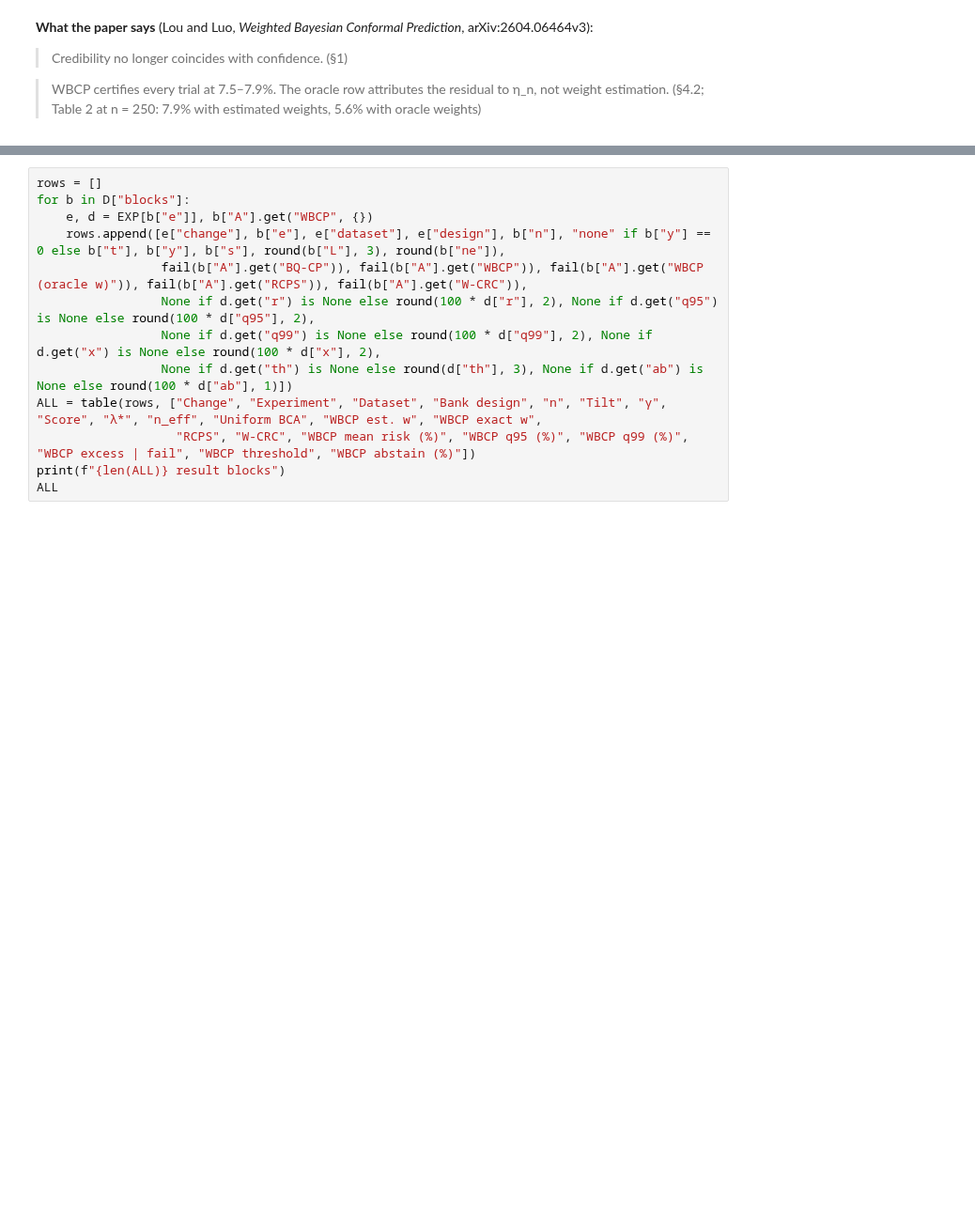
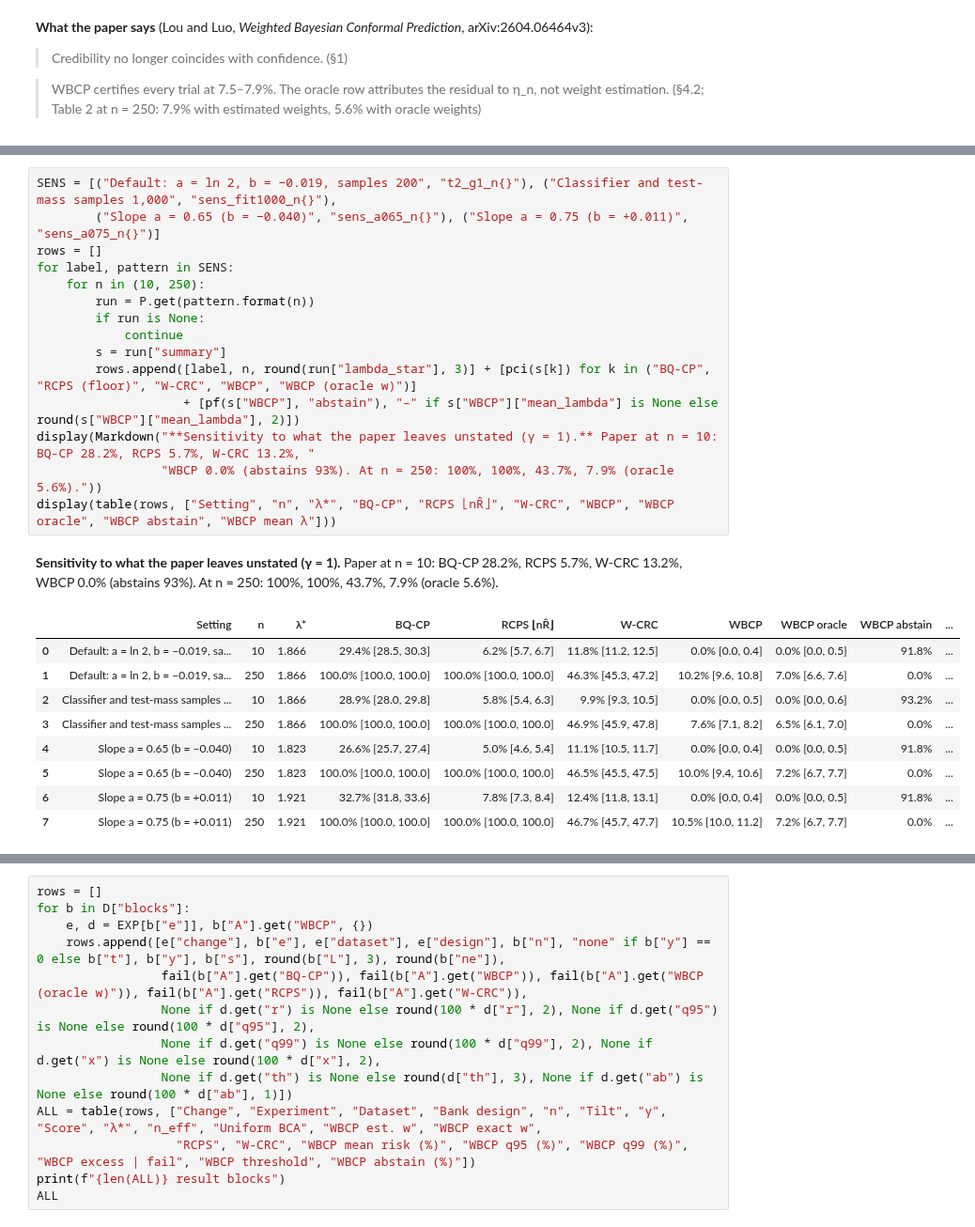
Before and after one commit to dbayha7/BCA, a Jupyter notebook: experiments/wbcp/results.ipynb, the cells around one changed output, grey strips where cells are left out. Shown at 94% size. Saved outputs shown, nothing was run; the diff lists cells and outputs as text; blank space fills up the shorter version.

```diff
--- a/experiments/wbcp/results.ipynb
+++ b/experiments/wbcp/results.ipynb
@@ -779,0 +983,26 @@ display(table(rows, ["Tilt", "γ", "n", "B = max w ÷ mean w", "E[w²]", "n_eff
+# %%
+SENS = [("Default: a = ln 2, b = −0.019, samples 200", "t2_g1_n{}"), ("Classifier and test-mass samples 1,000", "sens_fit1000_n{}"),
+        ("Slope a = 0.65 (b = −0.040)", "sens_a065_n{}"), ("Slope a = 0.75 (b = +0.011)", "sens_a075_n{}")]
+rows = []
+for label, pattern in SENS:
+    for n in (10, 250):
+        run = P.get(pattern.format(n))
+        if run is None:
+            continue
+        s = run["summary"]
+        rows.append([label, n, round(run["lambda_star"], 3)] + [pci(s[k]) for k in ("BQ-CP", "RCPS (floor)", "W-CRC", "WBCP", "WBCP (oracle w)")]
+                    + [pf(s["WBCP"], "abstain"), "–" if s["WBCP"]["mean_lambda"] is None else round(s["WBCP"]["mean_lambda"], 2)])
+display(Markdown("**Sensitivity to what the paper leaves unstated (γ = 1).** Paper at n = 10: BQ-CP 28.2%, RCPS 5.7%, W-CRC 13.2%, "
+                 "WBCP 0.0% (abstains 93%). At n = 250: 100%, 100%, 43.7%, 7.9% (oracle 5.6%)."))
+display(table(rows, ["Setting", "n", "λ*", "BQ-CP", "RCPS ⌊nR̂⌋", "W-CRC", "WBCP", "WBCP oracle", "WBCP abstain", "WBCP mean λ"]))
+# %% [output]
+**Sensitivity to what the paper leaves unstated (γ = 1).** Paper at n = 10: BQ-CP 28.2%, RCPS 5.7%, W-CRC 13.2%, WBCP 0.0% (abstains 93%). At n = 250: 100%, 100%, 43.7%, 7.9% (oracle 5.6%).
+|  | Setting | n | λ* | BQ-CP | RCPS ⌊nR̂⌋ | W-CRC | WBCP | WBCP oracle | WBCP abstain | ... |
+| 0 | Default: a = ln 2, b = −0.019, sa... | 10 | 1.866 | 29.4% [28.5, 30.3] | 6.2% [5.7, 6.7] | 11.8% [11.2, 12.5] | 0.0% [0.0, 0.4] | 0.0% [0.0, 0.5] | 91.8% | ... |
+| 1 | Default: a = ln 2, b = −0.019, sa... | 250 | 1.866 | 100.0% [100.0, 100.0] | 100.0% [100.0, 100.0] | 46.3% [45.3, 47.2] | 10.2% [9.6, 10.8] | 7.0% [6.6, 7.6] | 0.0% | ... |
+| 2 | Classifier and test-mass samples ... | 10 | 1.866 | 28.9% [28.0, 29.8] | 5.8% [5.4, 6.3] | 9.9% [9.3, 10.5] | 0.0% [0.0, 0.5] | 0.0% [0.0, 0.6] | 93.2% | ... |
+| 3 | Classifier and test-mass samples ... | 250 | 1.866 | 100.0% [100.0, 100.0] | 100.0% [100.0, 100.0] | 46.9% [45.9, 47.8] | 7.6% [7.1, 8.2] | 6.5% [6.1, 7.0] | 0.0% | ... |
+| 4 | Slope a = 0.65 (b = −0.040) | 10 | 1.823 | 26.6% [25.7, 27.4] | 5.0% [4.6, 5.4] | 11.1% [10.5, 11.7] | 0.0% [0.0, 0.4] | 0.0% [0.0, 0.5] | 91.8% | ... |
+| 5 | Slope a = 0.65 (b = −0.040) | 250 | 1.823 | 100.0% [100.0, 100.0] | 100.0% [100.0, 100.0] | 46.5% [45.5, 47.5] | 10.0% [9.4, 10.6] | 7.2% [6.7, 7.7] | 0.0% | ... |
+| 6 | Slope a = 0.75 (b = +0.011) | 10 | 1.921 | 32.7% [31.8, 33.6] | 7.8% [7.3, 8.4] | 12.4% [11.8, 13.1] | 0.0% [0.0, 0.4] | 0.0% [0.0, 0.5] | 91.8% | ... |
+| 7 | Slope a = 0.75 (b = +0.011) | 250 | 1.921 | 100.0% [100.0, 100.0] | 100.0% [100.0, 100.0] | 46.7% [45.7, 47.7] | 10.5% [10.0, 11.2] | 7.2% [6.7, 7.7] | 0.0% | ... |
```
Also changed, not shown: parts of 10 cells of this notebook, 4 other files.
